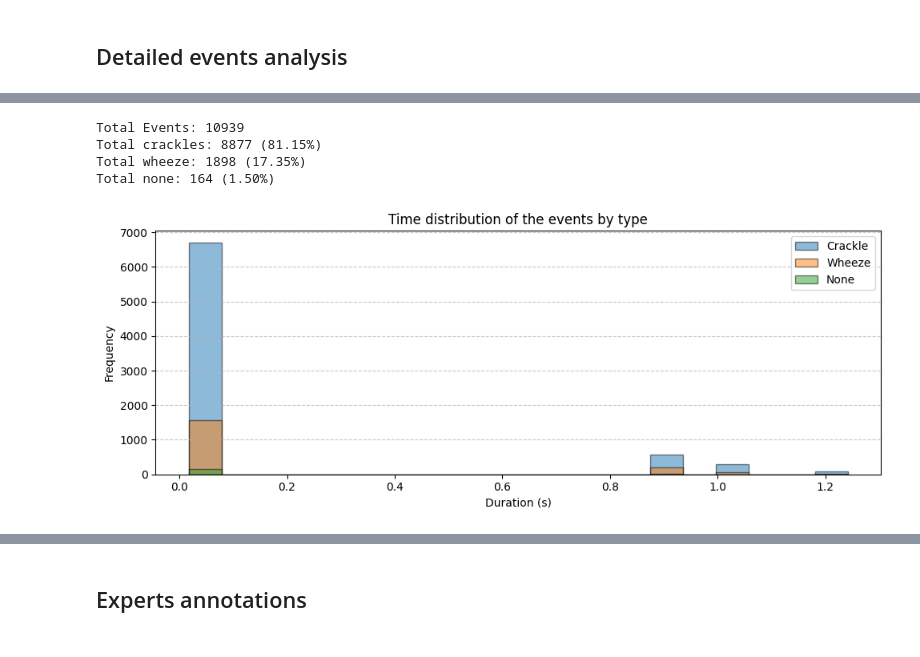
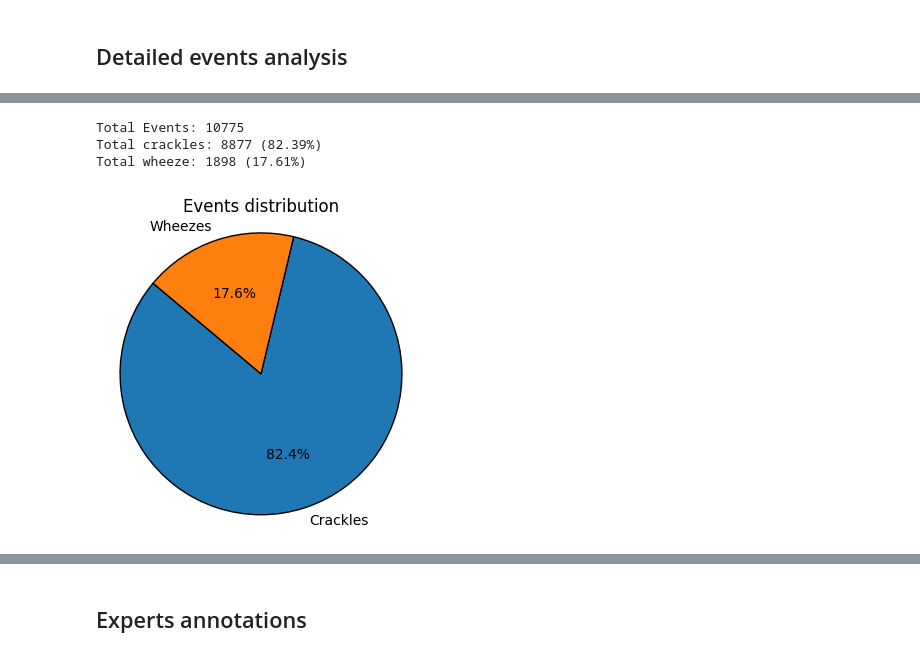
Before and after one commit to davidesalvi/ICBHI_2017, a Jupyter notebook: notebook/analyze_data.ipynb, the cells around one changed output, grey strips where cells are left out. Cells and saved outputs as stored; diff of their text form; code cells hidden in the pictures.

```diff
--- a/notebook/analyze_data.ipynb
+++ b/notebook/analyze_data.ipynb
@@ -101,7 +101,7 @@ for file_name in os.listdir('../data/events/'):
         continue
 
     df = pd.read_csv(file_path, sep='\t', header=None, names=['start_time', 'end_time', 'event'])
-    df['duration'] = data['end_time'] - data['start_time']
+    df['duration'] = df['end_time'] - df['start_time']
     df['event'] = df['event'].str.strip()
 
     df_events = pd.concat([df_events, df], axis=0)
@@ -117,27 +117,20 @@ df_events.head()
 # %%
 df_crackle = df_events[df_events['event'] == 'crackle']
 df_wheeze = df_events[df_events['event'] == 'wheeze']
-df_none = df_events[~df_events['event'].isin(['crackle', 'wheeze'])]
 
 print(f"Total Events: {len(df_events)}")
 print(f"Total crackles: {len(df_crackle)} ({len(df_crackle)/len(df_events)*100:.2f}%)")
 print(f"Total wheeze: {len(df_wheeze)} ({len(df_wheeze)/len(df_events)*100:.2f}%)")
-print(f"Total none: {len(df_none)} ({len(df_none)/len(df_events)*100:.2f}%)")
 
-plt.figure(figsize=(10, 4))
-plt.hist(df_crackle['duration'], bins=20, alpha=0.5, label='Crackle', edgecolor='black')
-plt.hist(df_wheeze['duration'], bins=20, alpha=0.5, label='Wheeze', edgecolor='black')
-plt.hist(df_none['duration'], bins=20, alpha=0.5, label='None', edgecolor='black')
-plt.xlabel('Duration (s)')
-plt.ylabel('Frequency')
-plt.title('Time distribution of the events by type')
-plt.grid(axis='y', linestyle='--', alpha=0.7)
-plt.legend()
-plt.tight_layout()
+plt.figure(figsize=(4, 4))
+plt.pie([len(df_crackle), len(df_wheeze)], labels=['Crackles','Wheezes'],
+        autopct='%1.1f%%', startangle=140, wedgeprops={'edgecolor': 'black'})
+plt.title(f"Events distribution")
+plt.axis('equal')
+
 plt.show()
 # %% [output]
-Total Events: 10939
-Total crackles: 8877 (81.15%)
-Total wheeze: 1898 (17.35%)
-Total none: 164 (1.50%)
+Total Events: 10775
+Total crackles: 8877 (82.39%)
+Total wheeze: 1898 (17.61%)
-[figure, old version]
+[figure, new version]
```
Also changed, not shown: parts of 11 cells of this notebook.
